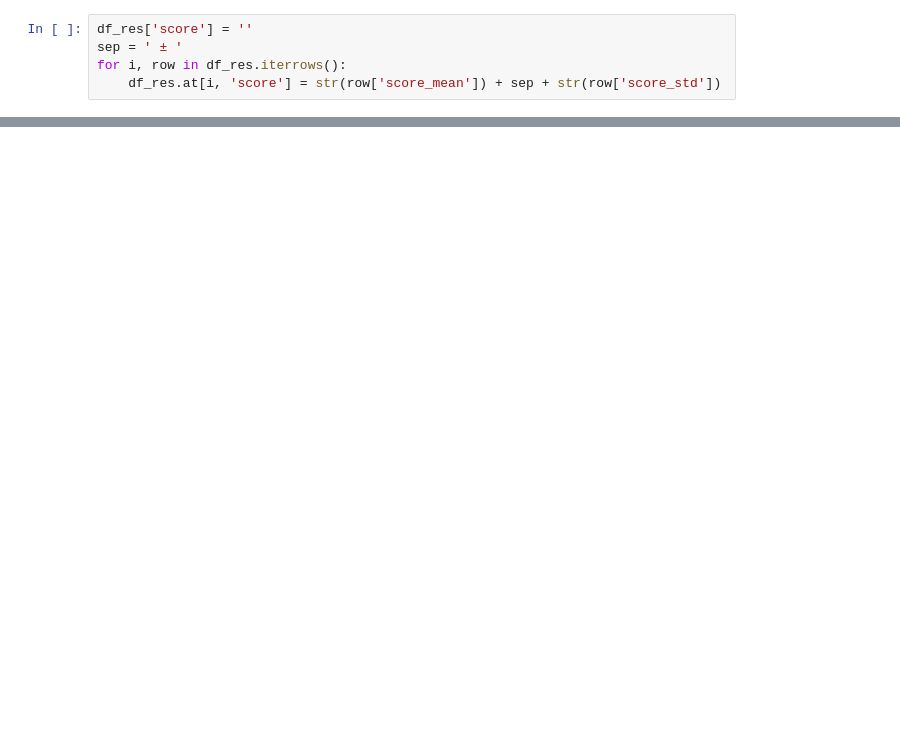
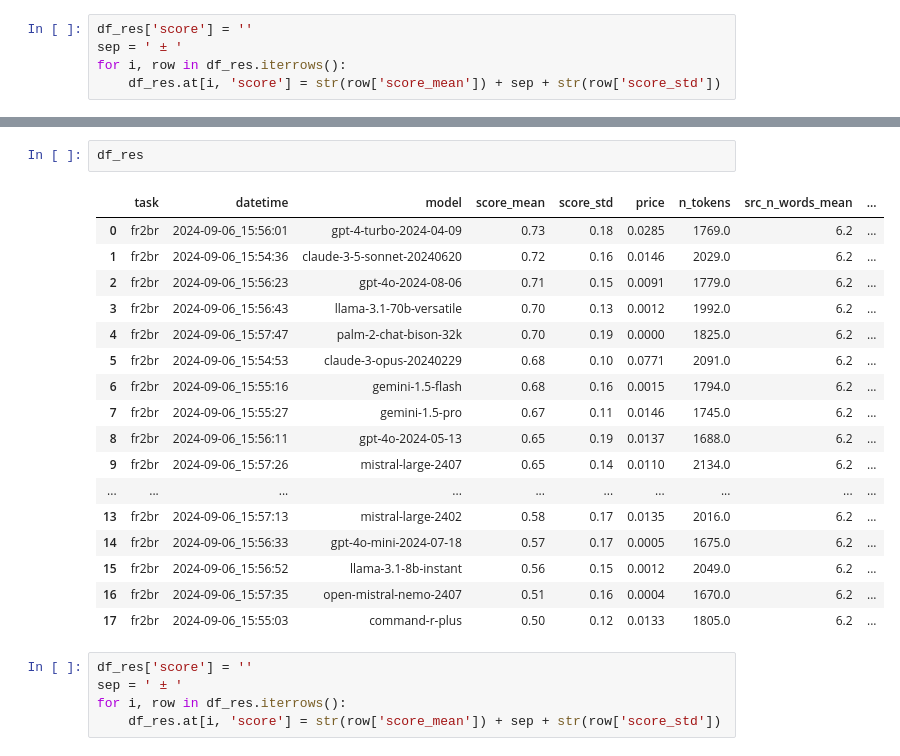
Before and after one commit to marxav/score_br_model, a Jupyter notebook: samples_logs_and_results.ipynb, the cells around one changed output, grey strips where cells are left out. Saved outputs shown, nothing was run; the diff lists cells and outputs as text; blank space fills up the shorter version.

```diff
--- a/samples_logs_and_results.ipynb
+++ b/samples_logs_and_results.ipynb
@@ -99,0 +131,25 @@ for task in df_res['task'].unique():
+# %%
+df_res
+# %% [output]
+|  | task | datetime | model | score_mean | score_std | price | n_tokens | src_n_words_mean | ... |
+| 0 | fr2br | 2024-09-06_15:56:01 | gpt-4-turbo-2024-04-09 | 0.73 | 0.18 | 0.0285 | 1769.0 | 6.2 | ... |
+| 1 | fr2br | 2024-09-06_15:54:36 | claude-3-5-sonnet-20240620 | 0.72 | 0.16 | 0.0146 | 2029.0 | 6.2 | ... |
+| 2 | fr2br | 2024-09-06_15:56:23 | gpt-4o-2024-08-06 | 0.71 | 0.15 | 0.0091 | 1779.0 | 6.2 | ... |
+| 3 | fr2br | 2024-09-06_15:56:43 | llama-3.1-70b-versatile | 0.70 | 0.13 | 0.0012 | 1992.0 | 6.2 | ... |
+| 4 | fr2br | 2024-09-06_15:57:47 | palm-2-chat-bison-32k | 0.70 | 0.19 | 0.0000 | 1825.0 | 6.2 | ... |
+| 5 | fr2br | 2024-09-06_15:54:53 | claude-3-opus-20240229 | 0.68 | 0.10 | 0.0771 | 2091.0 | 6.2 | ... |
+| 6 | fr2br | 2024-09-06_15:55:16 | gemini-1.5-flash | 0.68 | 0.16 | 0.0015 | 1794.0 | 6.2 | ... |
+| 7 | fr2br | 2024-09-06_15:55:27 | gemini-1.5-pro | 0.67 | 0.11 | 0.0146 | 1745.0 | 6.2 | ... |
+| 8 | fr2br | 2024-09-06_15:56:11 | gpt-4o-2024-05-13 | 0.65 | 0.19 | 0.0137 | 1688.0 | 6.2 | ... |
+| 9 | fr2br | 2024-09-06_15:57:26 | mistral-large-2407 | 0.65 | 0.14 | 0.0110 | 2134.0 | 6.2 | ... |
+| ... | ... | ... | ... | ... | ... | ... | ... | ... | ... |
+| 13 | fr2br | 2024-09-06_15:57:13 | mistral-large-2402 | 0.58 | 0.17 | 0.0135 | 2016.0 | 6.2 | ... |
+| 14 | fr2br | 2024-09-06_15:56:33 | gpt-4o-mini-2024-07-18 | 0.57 | 0.17 | 0.0005 | 1675.0 | 6.2 | ... |
+| 15 | fr2br | 2024-09-06_15:56:52 | llama-3.1-8b-instant | 0.56 | 0.15 | 0.0012 | 2049.0 | 6.2 | ... |
+| 16 | fr2br | 2024-09-06_15:57:35 | open-mistral-nemo-2407 | 0.51 | 0.16 | 0.0004 | 1670.0 | 6.2 | ... |
+| 17 | fr2br | 2024-09-06_15:55:03 | command-r-plus | 0.50 | 0.12 | 0.0133 | 1805.0 | 6.2 | ... |
+# %%
+df_res['score'] = ''
+sep = ' ± '
+for i, row in df_res.iterrows():
+    df_res.at[i, 'score'] = str(row['score_mean']) + sep + str(row['score_std'])
```
Also changed, not shown: parts of 11 cells of this notebook, 5 other files.
